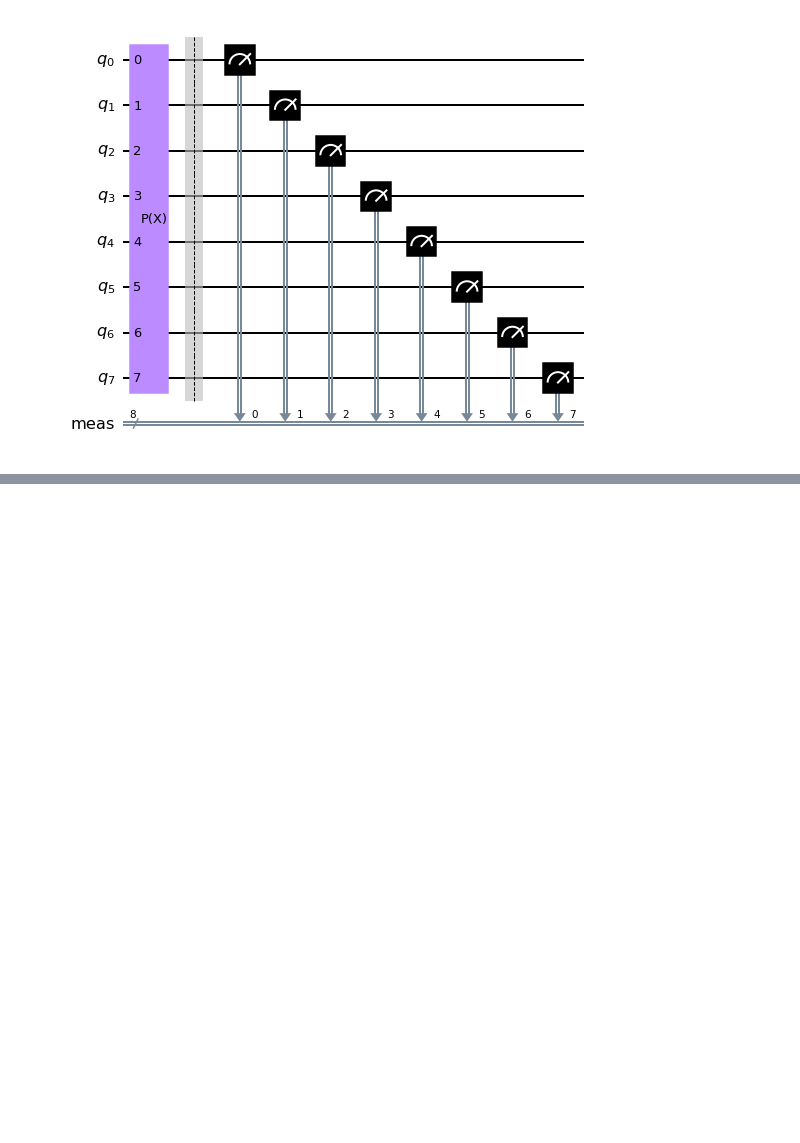
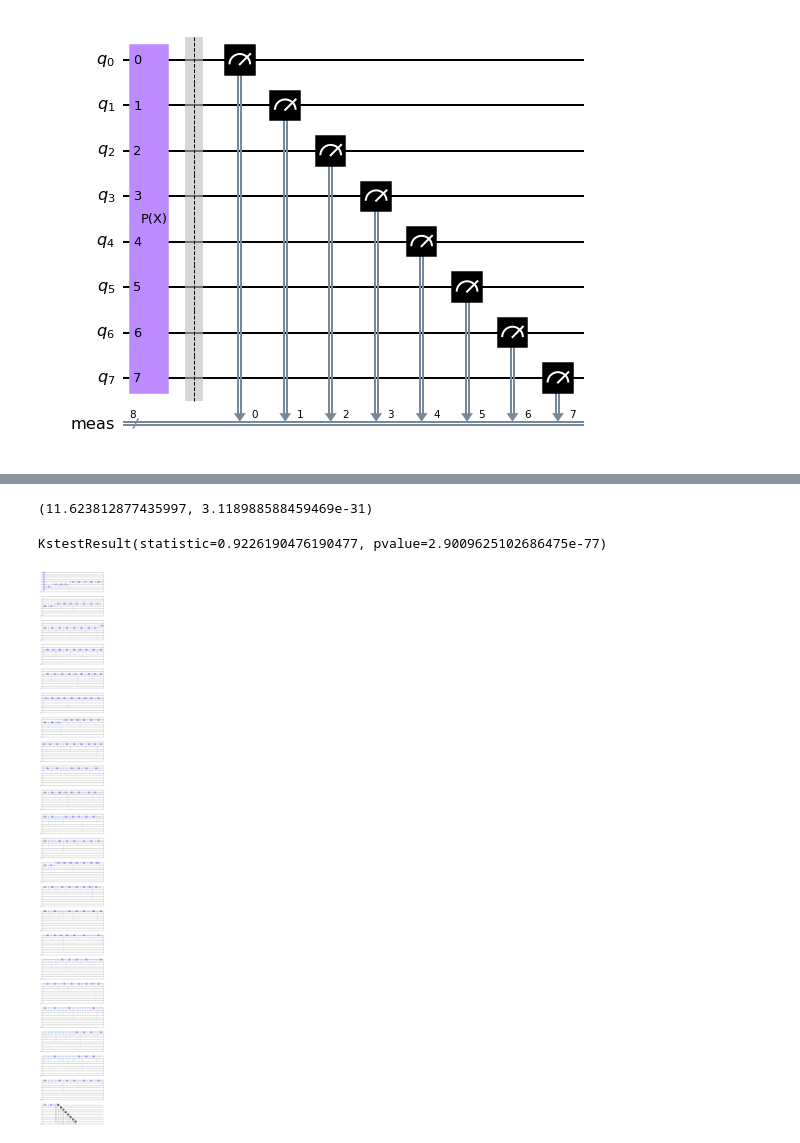
Before and after one commit to StoianAlinBogdan/ProiectLicenta, a Jupyter notebook: LicentaNotebook.ipynb, the cells around one changed output, grey strips where cells are left out. Cells and saved outputs as stored; diff of their text form; code cells hidden in the pictures; blank space fills up the shorter version.

```diff
--- a/LicentaNotebook.ipynb
+++ b/LicentaNotebook.ipynb
@@ -207,0 +238,8 @@ plt.show()
+# %%
+ztest(df2['counts'], df2_2['counts'])
+# %% [output]
+(11.623812877435997, 3.118988588459469e-31)
+# %%
+stats.kstest(df2['counts'], df2_2['counts'])
+# %% [output]
+KstestResult(statistic=0.9226190476190477, pvalue=2.9009625102686475e-77)
@@ -207,0 +252,4 @@ plt.show()
+# %%
+qc_normal.draw(output='mpl')
+# %% [output]
+[figure, added]
```
Also changed, not shown: parts of 8 cells of this notebook.
